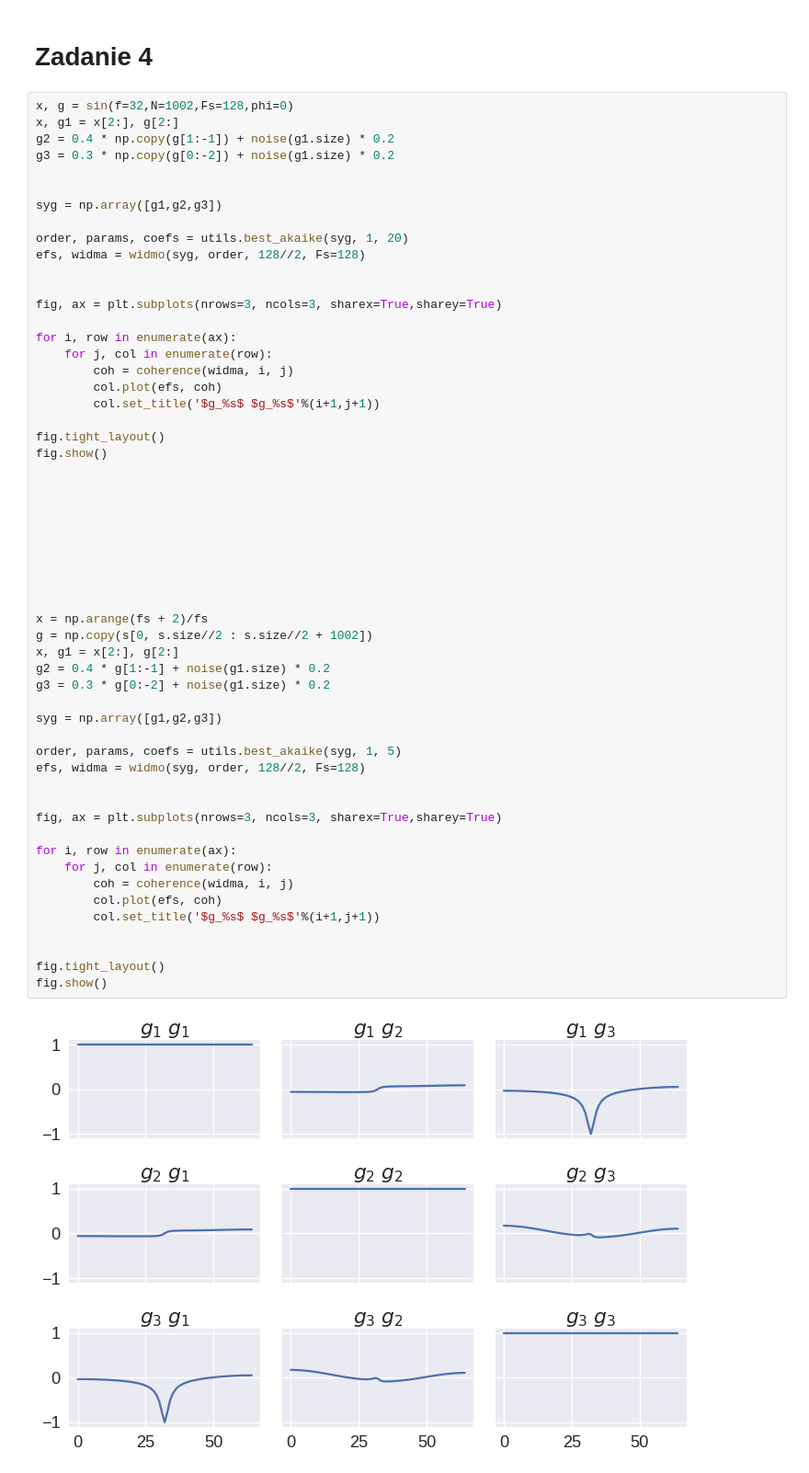
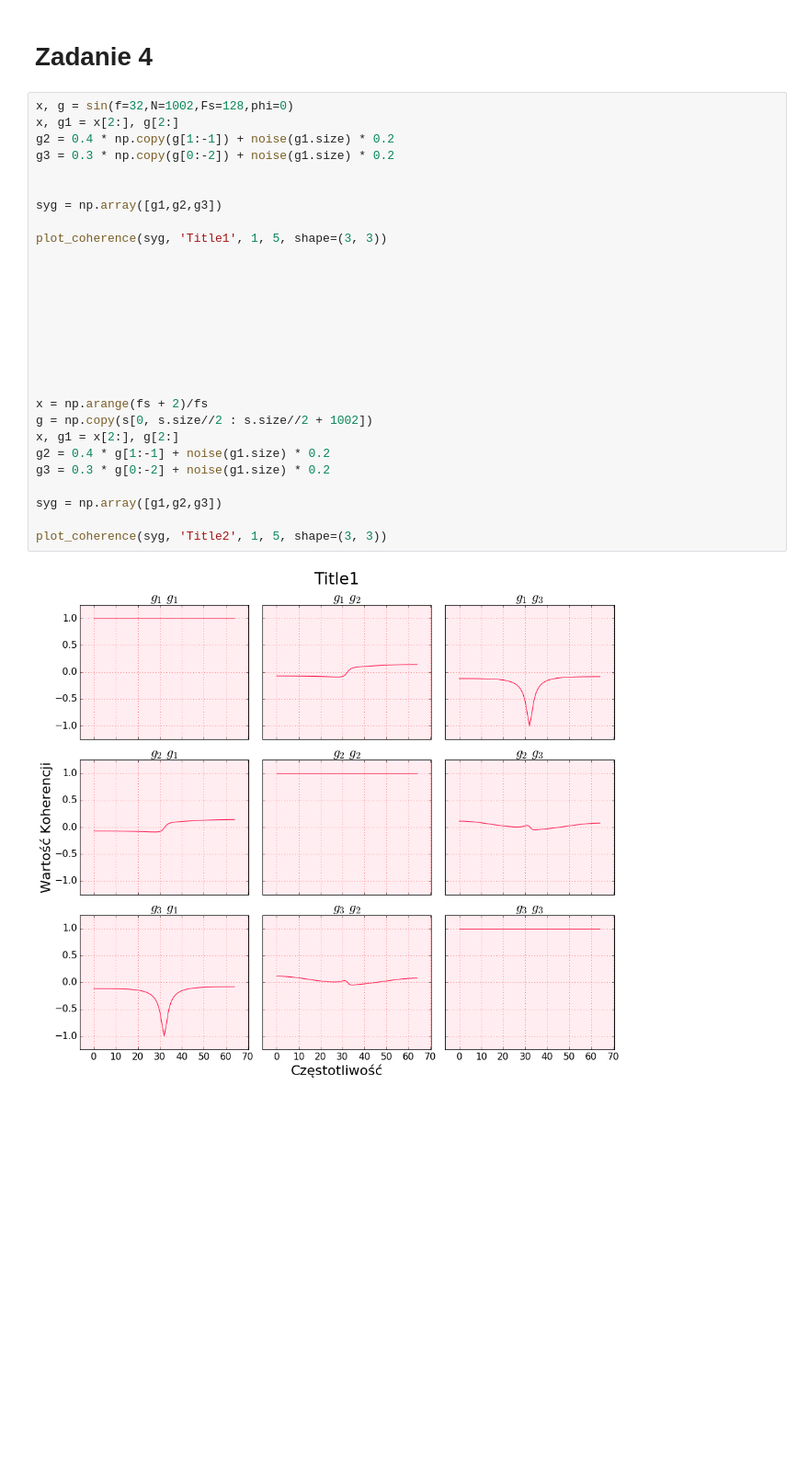
Before and after one commit to PPierzc/PracowniaEEG, a Jupyter notebook: Widmowa_analiza_parametryczna.ipynb, the cells around one changed output. Shown at 92% size. Cells and saved outputs as stored; diff of their text form; blank space fills up the shorter version.

```diff
--- a/Widmowa_analiza_parametryczna.ipynb
+++ b/Widmowa_analiza_parametryczna.ipynb
@@ -247,57 +256,30 @@ plt.close()
 # %%
 x, g = sin(f=32,N=1002,Fs=128,phi=0)
 x, g1 = x[2:], g[2:]
 g2 = 0.4 * np.copy(g[1:-1]) + noise(g1.size) * 0.2
 g3 = 0.3 * np.copy(g[0:-2]) + noise(g1.size) * 0.2
 
 
 syg = np.array([g1,g2,g3])
 
-order, params, coefs = utils.best_akaike(syg, 1, 20)
-efs, widma = widmo(syg, order, 128//2, Fs=128)
-
-
-fig, ax = plt.subplots(nrows=3, ncols=3, sharex=True,sharey=True)
-
-for i, row in enumerate(ax):
-    for j, col in enumerate(row):
-        coh = coherence(widma, i, j)
-        col.plot(efs, coh)
-        col.set_title('$g_%s$ $g_%s$'%(i+1,j+1))
-
-fig.tight_layout()
-fig.show()
+plot_coherence(syg, 'Title1', 1, 5, shape=(3, 3))
 
 
 
 
 
 
 
 
 
 x = np.arange(fs + 2)/fs
 g = np.copy(s[0, s.size//2 : s.size//2 + 1002])
 x, g1 = x[2:], g[2:]
 g2 = 0.4 * g[1:-1] + noise(g1.size) * 0.2
 g3 = 0.3 * g[0:-2] + noise(g1.size) * 0.2
 
 syg = np.array([g1,g2,g3])
 
-order, params, coefs = utils.best_akaike(syg, 1, 5)
-efs, widma = widmo(syg, order, 128//2, Fs=128)
-
-
-fig, ax = plt.subplots(nrows=3, ncols=3, sharex=True,sharey=True)
-
-for i, row in enumerate(ax):
-    for j, col in enumerate(row):
-        coh = coherence(widma, i, j)
-        col.plot(efs, coh)
-        col.set_title('$g_%s$ $g_%s$'%(i+1,j+1))
-
-
-fig.tight_layout()
-fig.show()
+plot_coherence(syg, 'Title2', 1, 5, shape=(3, 3))
 # %% [output]
-[figure, old version]
+[figure, new version]
```
Also changed, not shown: parts of 17 cells of this notebook.
